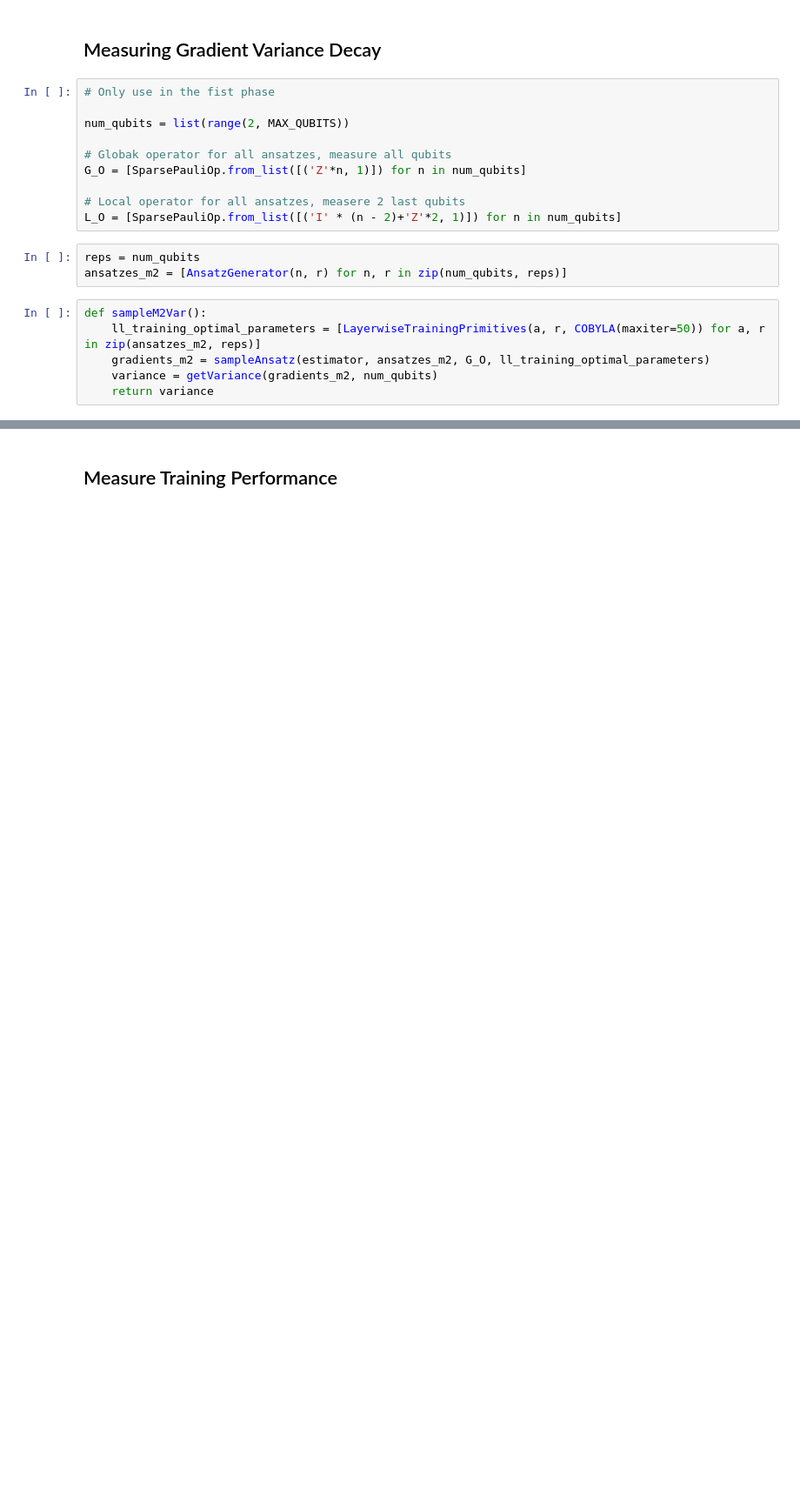
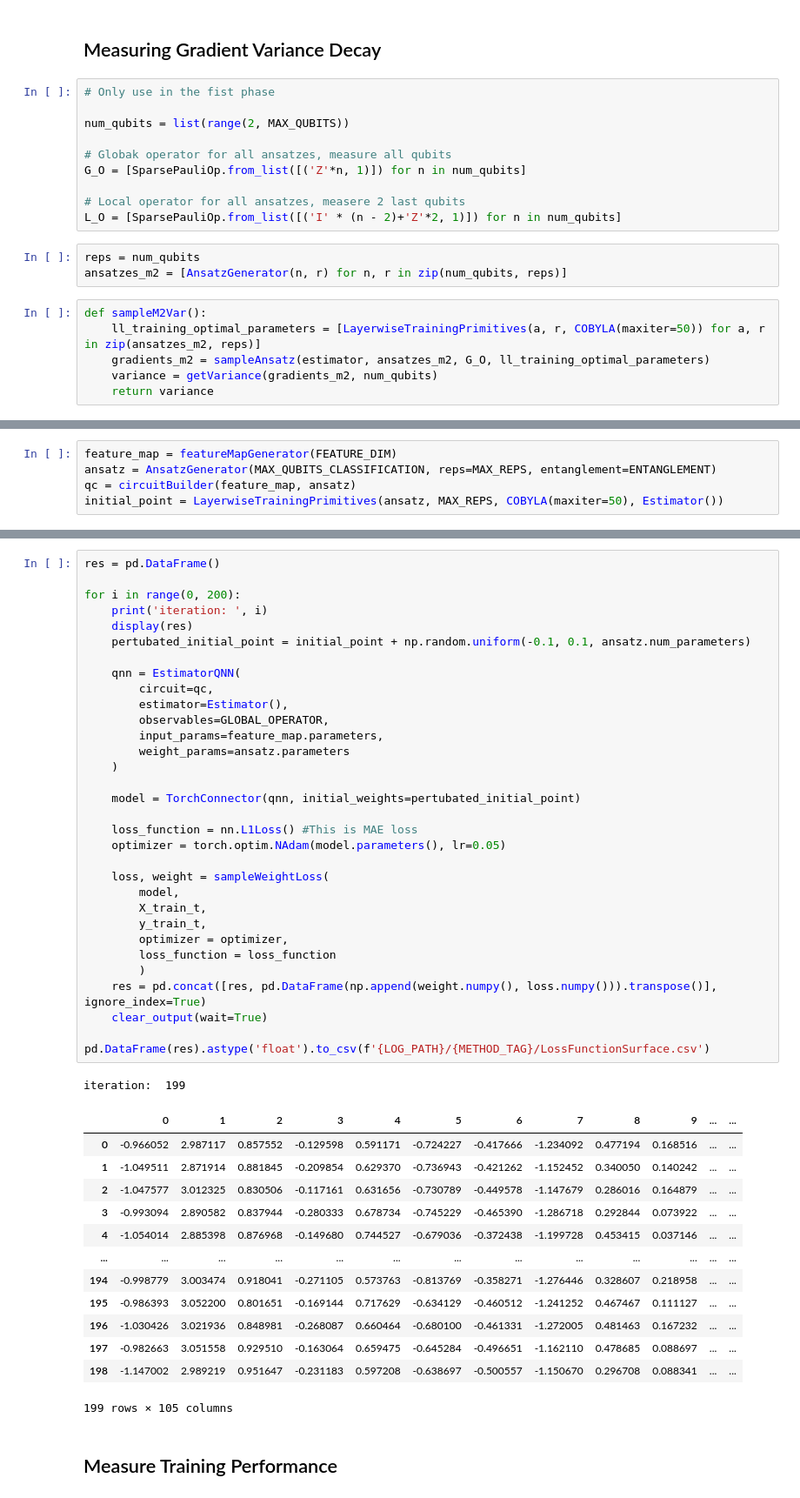
Before and after one commit to NNCT2904/VQA-Notes-v2, a Jupyter notebook: TrainEpochM2.ipynb, the cells around one changed output, grey strips where cells are left out. Shown: that part at 87% size. Drawn from its saved outputs; the diff is of its cells as text; blank space fills up the shorter version.

```diff
--- a/TrainEpochM2.ipynb
+++ b/TrainEpochM2.ipynb
@@ -57,0 +94,5 @@ def sampleM2Var():
+# %%
+feature_map = featureMapGenerator(FEATURE_DIM)
+ansatz = AnsatzGenerator(MAX_QUBITS_CLASSIFICATION, reps=MAX_REPS, entanglement=ENTANGLEMENT)
+qc = circuitBuilder(feature_map, ansatz)
+initial_point = LayerwiseTrainingPrimitives(ansatz, MAX_REPS, COBYLA(maxiter=50), Estimator())
@@ -58,2 +112,49 @@ def sampleM2Var():
+# %%
+res = pd.DataFrame()
+
+for i in range(0, 200):
+    print('iteration: ', i)
+    display(res)
+    pertubated_initial_point = initial_point + np.random.uniform(-0.1, 0.1, ansatz.num_parameters)
+
+    qnn = EstimatorQNN(
+        circuit=qc,
+        estimator=Estimator(),
+        observables=GLOBAL_OPERATOR,
+        input_params=feature_map.parameters,
+        weight_params=ansatz.parameters
+    )
+
+    model = TorchConnector(qnn, initial_weights=pertubated_initial_point)
+
+    loss_function = nn.L1Loss() #This is MAE loss
+    optimizer = torch.optim.NAdam(model.parameters(), lr=0.05)
+
+    loss, weight = sampleWeightLoss(
+        model,
+        X_train_t,
+        y_train_t,
+        optimizer = optimizer,
+        loss_function = loss_function
+        )
+    res = pd.concat([res, pd.DataFrame(np.append(weight.numpy(), loss.numpy())).transpose()], ignore_index=True)
+    clear_output(wait=True)
+
+pd.DataFrame(res).astype('float').to_csv(f'{LOG_PATH}/{METHOD_TAG}/LossFunctionSurface.csv')
+# %% [output]
+iteration:  199
+|  | 0 | 1 | 2 | 3 | 4 | 5 | 6 | 7 | 8 | 9 | ... | ... |
+| 0 | -0.966052 | 2.987117 | 0.857552 | -0.129598 | 0.591171 | -0.724227 | -0.417666 | -1.234092 | 0.477194 | 0.168516 | ... | ... |
+| 1 | -1.049511 | 2.871914 | 0.881845 | -0.209854 | 0.629370 | -0.736943 | -0.421262 | -1.152452 | 0.340050 | 0.140242 | ... | ... |
+| 2 | -1.047577 | 3.012325 | 0.830506 | -0.117161 | 0.631656 | -0.730789 | -0.449578 | -1.147679 | 0.286016 | 0.164879 | ... | ... |
+| 3 | -0.993094 | 2.890582 | 0.837944 | -0.280333 | 0.678734 | -0.745229 | -0.465390 | -1.286718 | 0.292844 | 0.073922 | ... | ... |
+| 4 | -1.054014 | 2.885398 | 0.876968 | -0.149680 | 0.744527 | -0.679036 | -0.372438 | -1.199728 | 0.453415 | 0.037146 | ... | ... |
+| ... | ... | ... | ... | ... | ... | ... | ... | ... | ... | ... | ... | ... |
+| 194 | -0.998779 | 3.003474 | 0.918041 | -0.271105 | 0.573763 | -0.813769 | -0.358271 | -1.276446 | 0.328607 | 0.218958 | ... | ... |
+| 195 | -0.986393 | 3.052200 | 0.801651 | -0.169144 | 0.717629 | -0.634129 | -0.460512 | -1.241252 | 0.467467 | 0.111127 | ... | ... |
+| 196 | -1.030426 | 3.021936 | 0.848981 | -0.268087 | 0.660464 | -0.680100 | -0.461331 | -1.272005 | 0.481463 | 0.167232 | ... | ... |
+| 197 | -0.982663 | 3.051558 | 0.929510 | -0.163064 | 0.659475 | -0.645284 | -0.496651 | -1.162110 | 0.478685 | 0.088697 | ... | ... |
+| 198 | -1.147002 | 2.989219 | 0.951647 | -0.231183 | 0.597208 | -0.638697 | -0.500557 | -1.150670 | 0.296708 | 0.088341 | ... | ... |
+199 rows × 105 columns
 # %% [markdown]
 ## Measure Training Performance
```
Also changed, not shown: parts of 8 cells of this notebook, 9 other files.
